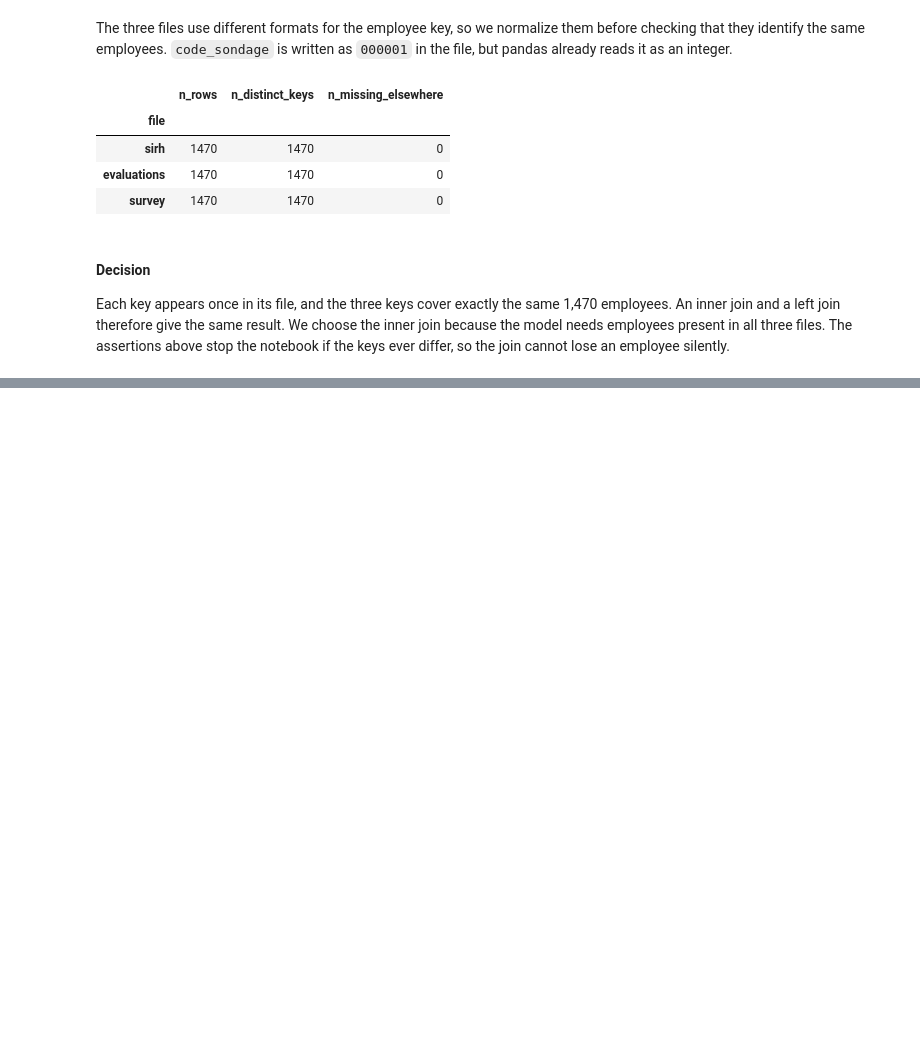
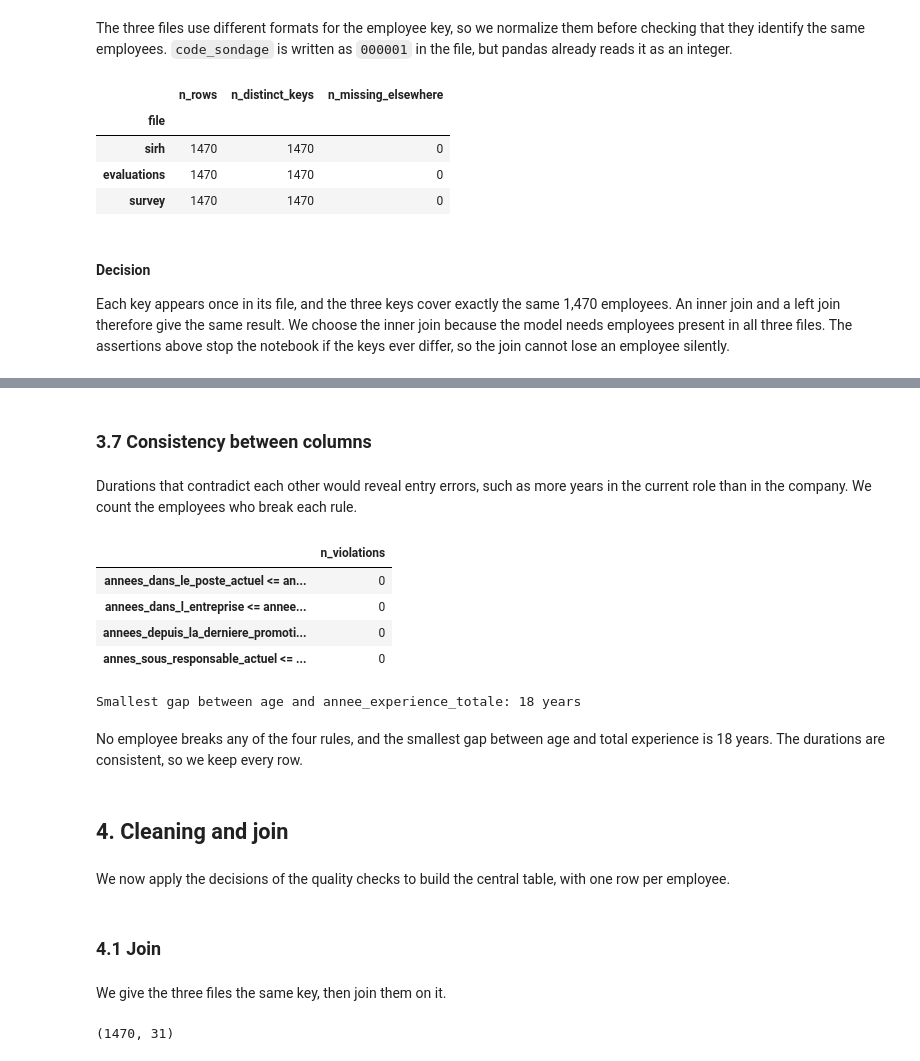
Before and after one commit to dapitch666/oc-p04-hr-attrition-classification, a Jupyter notebook: notebooks/01_exploration.ipynb, the cells around one changed output, grey strips where cells are left out. Saved outputs shown, nothing was run; the diff lists cells and outputs as text; code cells hidden in the pictures; blank space fills up the shorter version.

```diff
--- a/notebooks/01_exploration.ipynb
+++ b/notebooks/01_exploration.ipynb
@@ -363,0 +412,72 @@ Each key appears once in its file, and the three keys cover exactly the same 1,4
+# %% [markdown]
+### 3.7 Consistency between columns
+# %% [markdown]
+Durations that contradict each other would reveal entry errors, such as more years in the current role than in the company. We count the employees who break each rule.
+# %%
+sirh_by_id = sirh.set_index(to_employee_id(sirh["id_employee"]))
+survey_by_id = survey.set_index(to_employee_id(survey["code_sondage"]))
+
+rules = {
+    "annees_dans_le_poste_actuel <= annees_dans_l_entreprise": (
+        sirh_by_id["annees_dans_le_poste_actuel"]
+        <= sirh_by_id["annees_dans_l_entreprise"]
+    ),
+    "annees_dans_l_entreprise <= annee_experience_totale": (
+        sirh_by_id["annees_dans_l_entreprise"] <= sirh_by_id["annee_experience_totale"]
+    ),
+    "annees_depuis_la_derniere_promotion <= annees_dans_l_entreprise": (
+        survey_by_id["annees_depuis_la_derniere_promotion"]
+        <= sirh_by_id["annees_dans_l_entreprise"]
+    ),
+    "annes_sous_responsable_actuel <= annees_dans_l_entreprise": (
+        survey_by_id["annes_sous_responsable_actuel"]
+        <= sirh_by_id["annees_dans_l_entreprise"]
+    ),
+}
+
+display(
+    pd.Series(
+        {rule: int((~ok).sum()) for rule, ok in rules.items()}, name="n_violations"
+    ).to_frame()
+)
+print(
+    "Smallest gap between age and annee_experience_totale:",
+    (sirh_by_id["age"] - sirh_by_id["annee_experience_totale"]).min(),
+    "years",
+)
+# %% [output]
+|  | n_violations |
+| annees_dans_le_poste_actuel <= an... | 0 |
+| annees_dans_l_entreprise <= annee... | 0 |
+| annees_depuis_la_derniere_promoti... | 0 |
+| annes_sous_responsable_actuel <= ... | 0 |
+Smallest gap between age and annee_experience_totale: 18 years
+# %% [markdown]
+No employee breaks any of the four rules, and the smallest gap between age and total experience is 18 years. The durations are consistent, so we keep every row.
+# %% [markdown]
+## 4. Cleaning and join
+# %% [markdown]
+We now apply the decisions of the quality checks to build the central table, with one row per employee.
+# %% [markdown]
+### 4.1 Join
+# %% [markdown]
+We give the three files the same key, then join them on it.
+# %%
+evaluations_with_id = evaluations.assign(
+    id_employee=to_employee_id(evaluations["eval_number"])
+).drop(columns="eval_number")
+survey_with_id = survey.assign(id_employee=to_employee_id(survey["code_sondage"])).drop(
+    columns="code_sondage"
+)
+
+joined = (
+    sirh.merge(evaluations_with_id, on="id_employee", how="inner")
+    .merge(survey_with_id, on="id_employee", how="inner")
+    .set_index("id_employee")
+)
+
+assert len(joined) == 1470
+assert joined.index.is_unique
+joined.shape
+# %% [output]
+(1470, 31)
```
Also changed, not shown: parts of 11 cells of this notebook.
